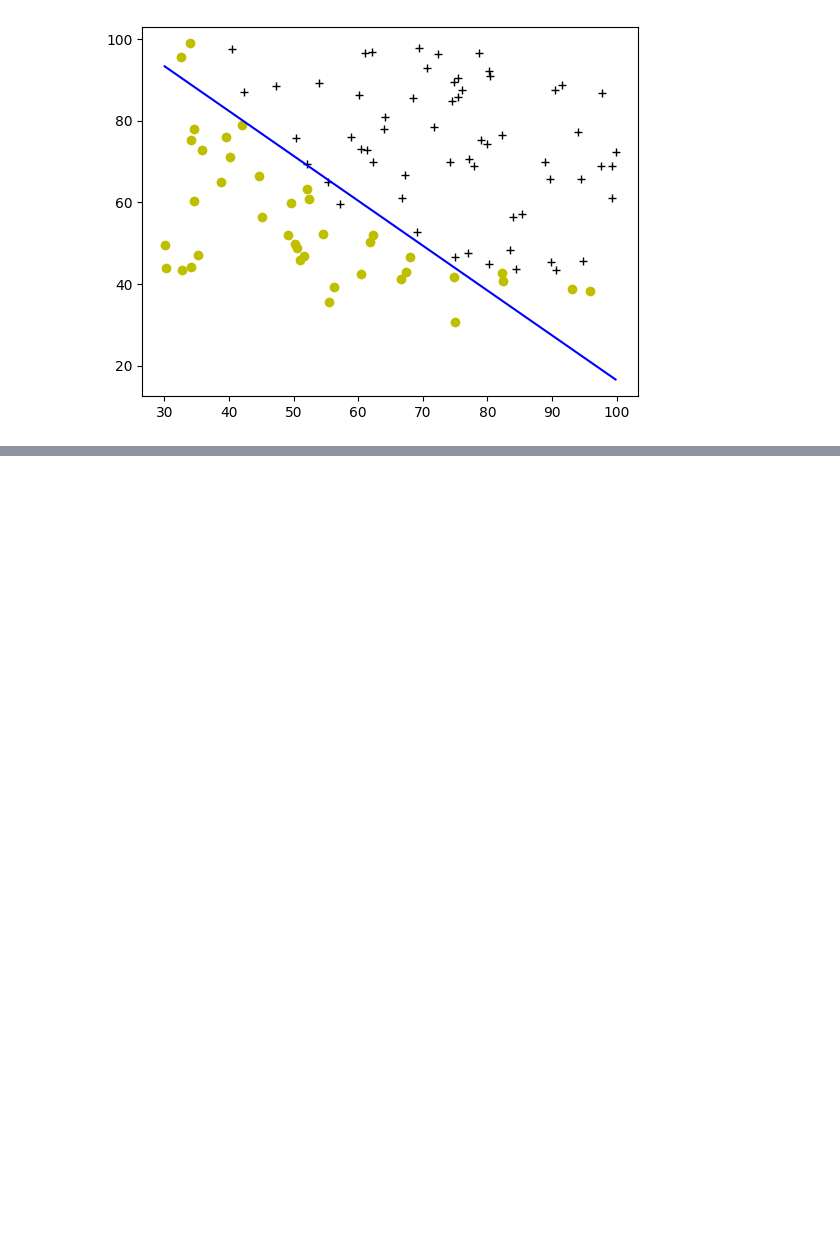
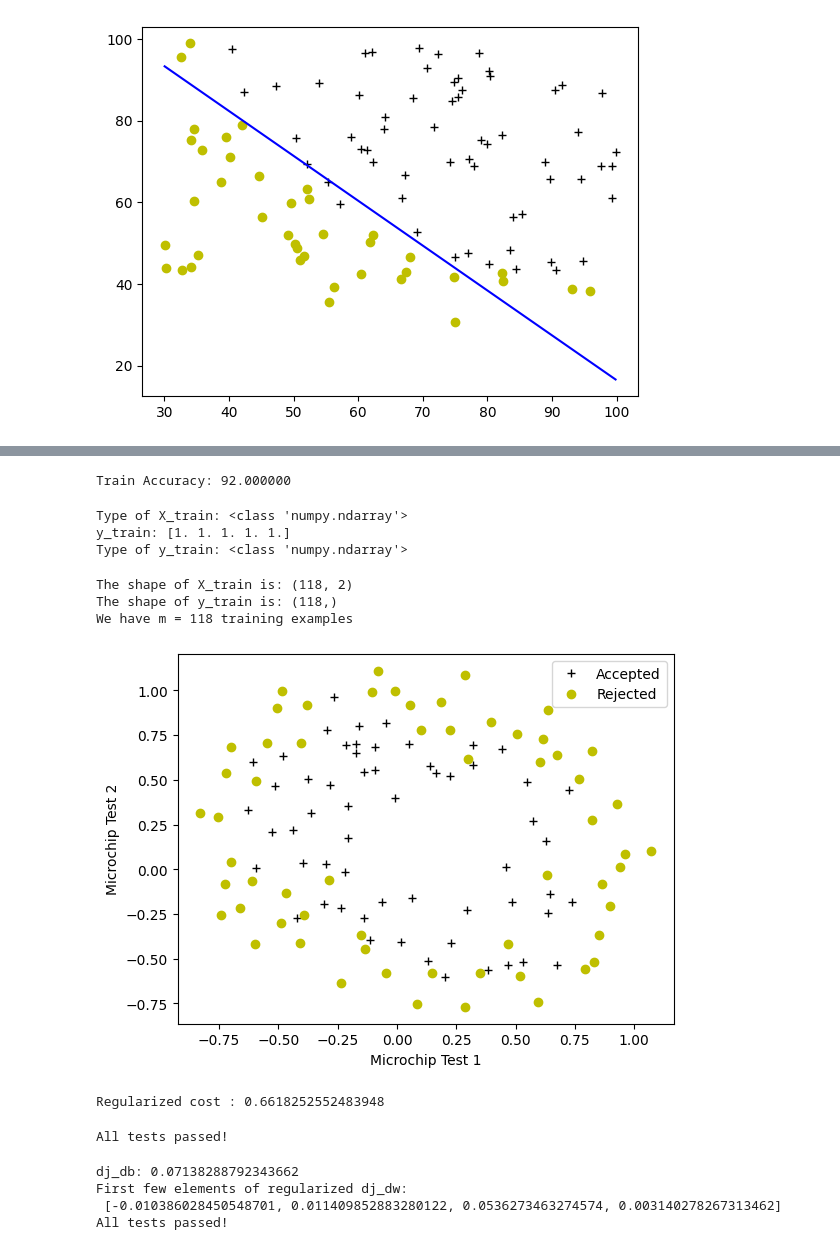
Before and after one commit to Anthony-clintan/supervised_learning_ML, a Jupyter notebook: week3/Assignment/w3_py01.ipynb, the cells around one changed output, grey strips where cells are left out. Cells and saved outputs as stored; diff of their text form; code cells hidden in the pictures; blank space fills up the shorter version.

```diff
--- a/week3/Assignment/w3_py01.ipynb
+++ b/week3/Assignment/w3_py01.ipynb
@@ -246,0 +245,40 @@ NameError: name 'UNQ_C4' is not defined
+# %%
+#Compute accuracy on our training set
+p = predict(x_train, w,b)
+print('Train Accuracy: %f'%(np.mean(p == y_train) * 100))
+# %% [output]
+Train Accuracy: 92.000000
+# %%
+# load dataset Changed the X_train
+X_train, y_train = load_data("../data/ex2data2.txt")
+# %%
+# print X_train
+print("Type of X_train:",type(X_train))
+
+# print y_train
+print("y_train:", y_train[:5])
+print("Type of y_train:",type(y_train))
+# %% [output]
+Type of X_train: <class 'numpy.ndarray'>
+y_train: [1. 1. 1. 1. 1.]
+Type of y_train: <class 'numpy.ndarray'>
+# %%
+print ('The shape of X_train is: ' + str(X_train.shape))
+print ('The shape of y_train is: ' + str(y_train.shape))
+print ('We have m = %d training examples' % (len(y_train)))
+# %% [output]
+The shape of X_train is: (118, 2)
+The shape of y_train is: (118,)
+We have m = 118 training examples
+# %%
+# Plot examples
+plot_data(X_train, y_train[:], pos_label="Accepted", neg_label="Rejected")
+
+# Set the y-axis label
+plt.ylabel('Microchip Test 2')
+# Set the x-axis label
+plt.xlabel('Microchip Test 1')
+plt.legend(loc="upper right")
+plt.show()
+# %% [output]
+[figure, added]
@@ -246,0 +308,17 @@ NameError: name 'UNQ_C4' is not defined
+# %%
+X_mapped = map_feature(X_train[:, 0], X_train[:, 1])
+np.random.seed(1)
+initial_w = np.random.rand(X_mapped.shape[1]) - 0.5
+initial_b = 0.5
+lambda_ = 0.5
+cost = compute_cost_reg(X_mapped, y_train, initial_w, initial_b, lambda_)
+
+print("Regularized cost :", cost)
+# %% [output]
+Regularized cost : 0.6618252552483948
+# %%
+#unittest
+
+compute_cost_reg_test(compute_cost_reg)
+# %% [output]
+All tests passed!
@@ -246,0 +352,19 @@ NameError: name 'UNQ_C4' is not defined
+# %%
+X_mapped = map_feature(X_train[:, 0], X_train[:, 1])
+np.random.seed(1)
+initial_w  = np.random.rand(X_mapped.shape[1]) - 0.5
+initial_b = 0.5
+
+lambda_ = 0.5
+dj_db, dj_dw = compute_gradient_reg(X_mapped, y_train, initial_w, initial_b, lambda_)
+
+print(f"dj_db: {dj_db}", )
+print(f"First few elements of regularized dj_dw:\n {dj_dw[:4].tolist()}", )
+
+# UNIT TESTS
+compute_gradient_reg_test(compute_gradient_reg)
+# %% [output]
+dj_db: 0.07138288792343662
+First few elements of regularized dj_dw:
+ [-0.010386028450548701, 0.011409852883280122, 0.0536273463274574, 0.003140278267313462]
+All tests passed!
```
Also changed, not shown: parts of 6 cells of this notebook, 1 other file.
